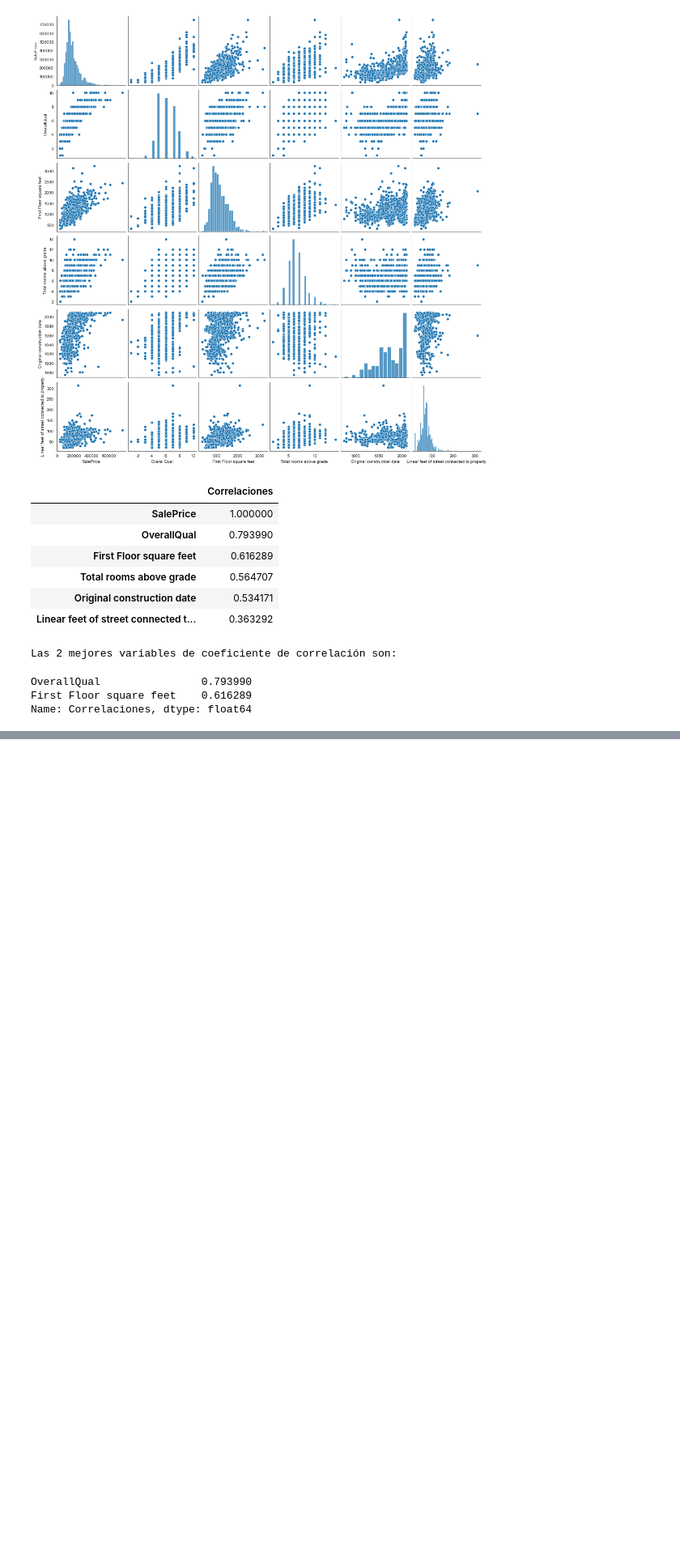
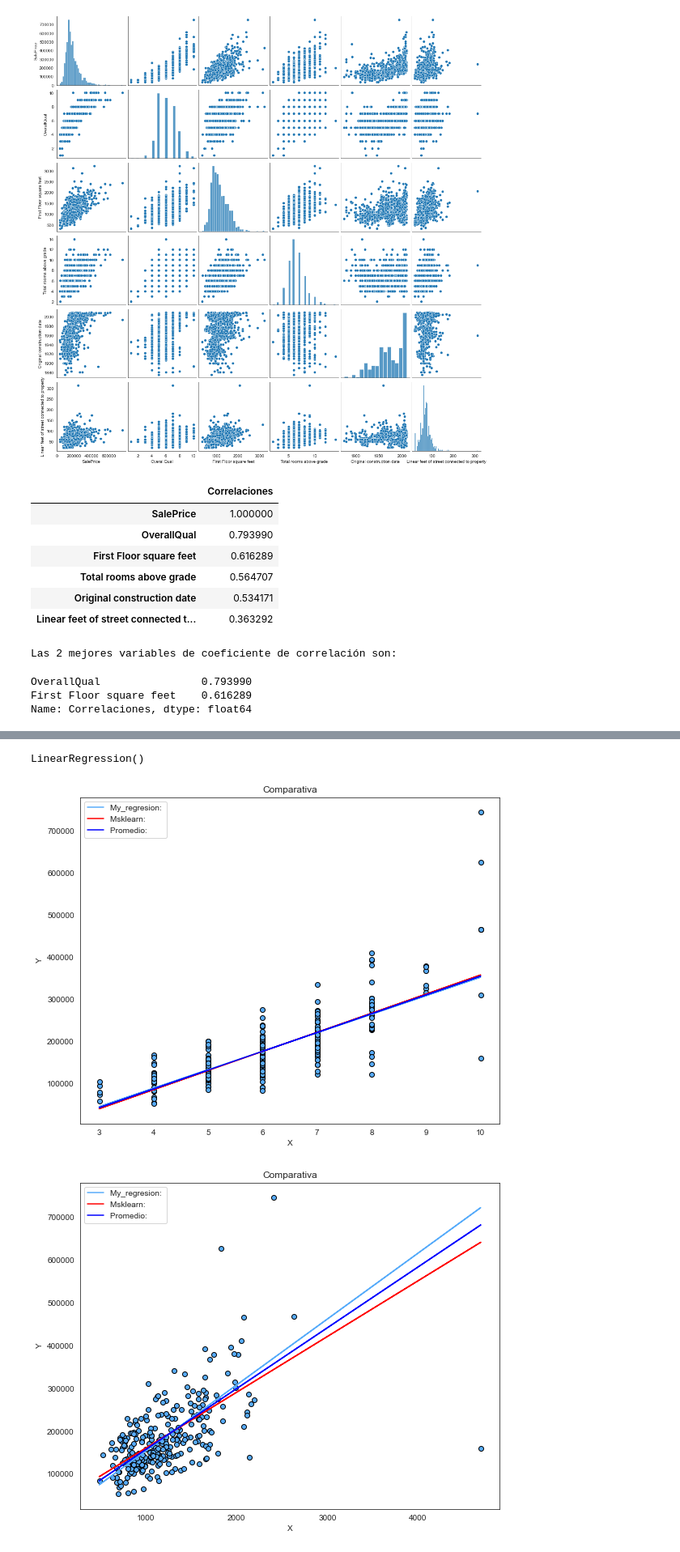
Before and after one commit to eesquivel5/PythonDC, a Jupyter notebook: ProyectoFinal.ipynb, the cells around one changed output, grey strips where cells are left out. Shown at 81% size. Cells and saved outputs as stored; diff of their text form; code cells hidden in the pictures; blank space fills up the shorter version.

Commit message:
Comparativa

```diff
--- a/ProyectoFinal.ipynb
+++ b/ProyectoFinal.ipynb
@@ -238,0 +330,16 @@ Regresion.error(Rerrores)
+# %%
+Sci_NPOverallQual = LinearRegression()
+Sci_NPOverallQual.fit(NPOverallQual, NPSales)
+Sci_NPFirst_Floor_square_feet = LinearRegression()
+Sci_NPFirst_Floor_square_feet.fit(NPFirst_Floor_square_feet, NPSales)
+# %% [output]
+LinearRegression()
+# %%
+Pruebas_OverallQual = np.reshape(np.array(Set_Pruebas['OverallQual']), (-1, 1))
+Pruebas_Floor_square_feet = np.reshape(np.array(Set_Pruebas['First Floor square feet']), (-1, 1))
+# %%
+modelos_OverallQual = My_regresion.compara_prediccion(RegresionModelo1, Sci_NPOverallQual, Pruebas_OverallQual, Set_Pruebas)
+modelos_1stFlrSF = My_regresion.compara_prediccion(RegresionModelo2, Sci_NPFirst_Floor_square_feet, Pruebas_Floor_square_feet, Set_Pruebas)
+# %% [output]
+[figure, added]
+[figure, added]
```
Also changed, not shown: parts of 6 cells of this notebook.
